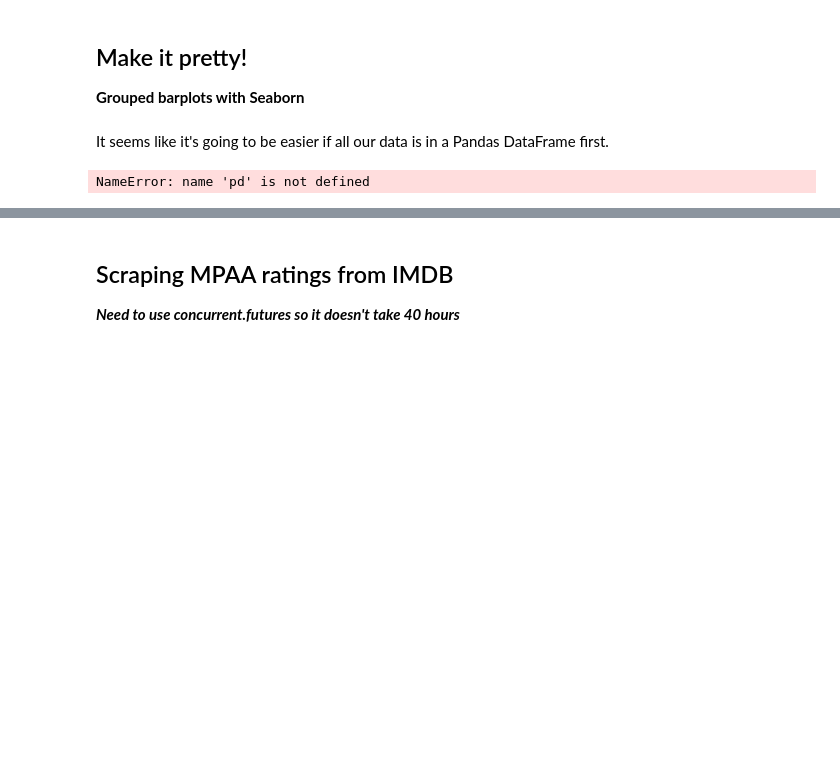
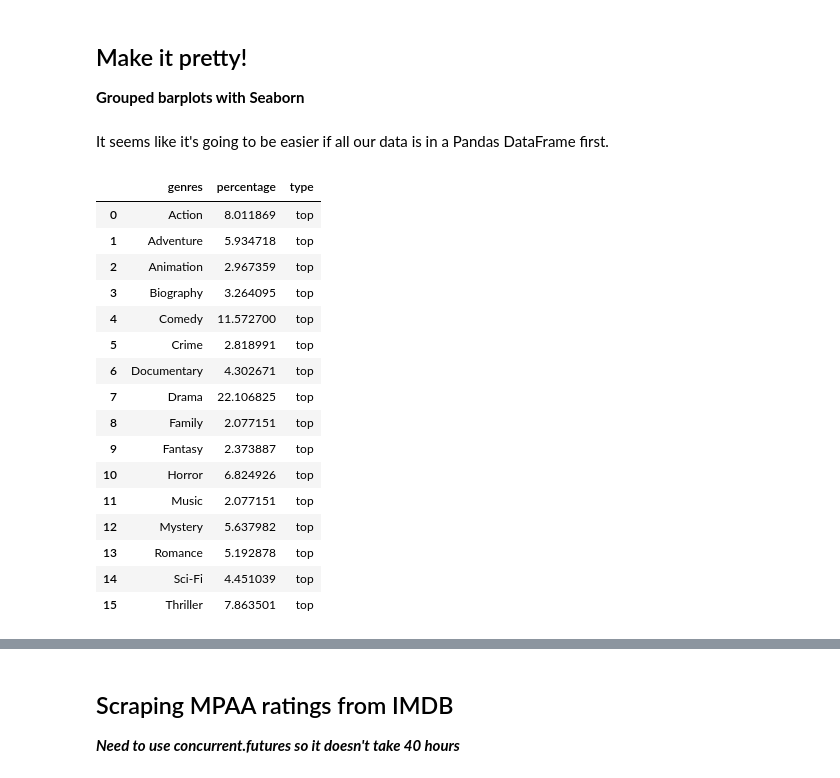
Before and after one commit to jmarkowi/Microsoft-Studios-Analysis, a Jupyter notebook: jmark_working_nb.ipynb, the cells around one changed output, grey strips where cells are left out. Saved outputs shown, nothing was run; the diff lists cells and outputs as text; code cells hidden in the pictures; blank space fills up the shorter version.

```diff
--- a/jmark_working_nb.ipynb
+++ b/jmark_working_nb.ipynb
@@ -722,7 +722,3 @@ ax_gen.set_xticklabels(labels=list(gen_genre_counts_keys), rotation=70);
 **Grouped barplots with Seaborn**
 # %% [markdown]
 It seems like it's going to be easier if all our data is in a Pandas DataFrame first.
-# %%
-comparing_genres_df = pd.from_dict(top_genre_counts)
-# %% [output]
-NameError: name 'pd' is not defined
@@ -731,0 +725,24 @@ sns.set_theme(style="whitegrid")
+# %%
+comparing_genres_df = pd.DataFrame.from_dict(top_genre_counts, orient='index', columns=['percentage'])
+comparing_genres_df.reset_index(inplace=True)
+comparing_genres_df.rename(columns={'index': 'genres'}, inplace=True)
+comparing_genres_df['type'] = 'top'
+comparing_genres_df
+# %% [output]
+|  | genres | percentage | type |
+| 0 | Action | 8.011869 | top |
+| 1 | Adventure | 5.934718 | top |
+| 2 | Animation | 2.967359 | top |
+| 3 | Biography | 3.264095 | top |
+| 4 | Comedy | 11.572700 | top |
+| 5 | Crime | 2.818991 | top |
+| 6 | Documentary | 4.302671 | top |
+| 7 | Drama | 22.106825 | top |
+| 8 | Family | 2.077151 | top |
+| 9 | Fantasy | 2.373887 | top |
+| 10 | Horror | 6.824926 | top |
+| 11 | Music | 2.077151 | top |
+| 12 | Mystery | 5.637982 | top |
+| 13 | Romance | 5.192878 | top |
+| 14 | Sci-Fi | 4.451039 | top |
+| 15 | Thriller | 7.863501 | top |
```
Also changed, not shown: parts of 14 cells of this notebook.
